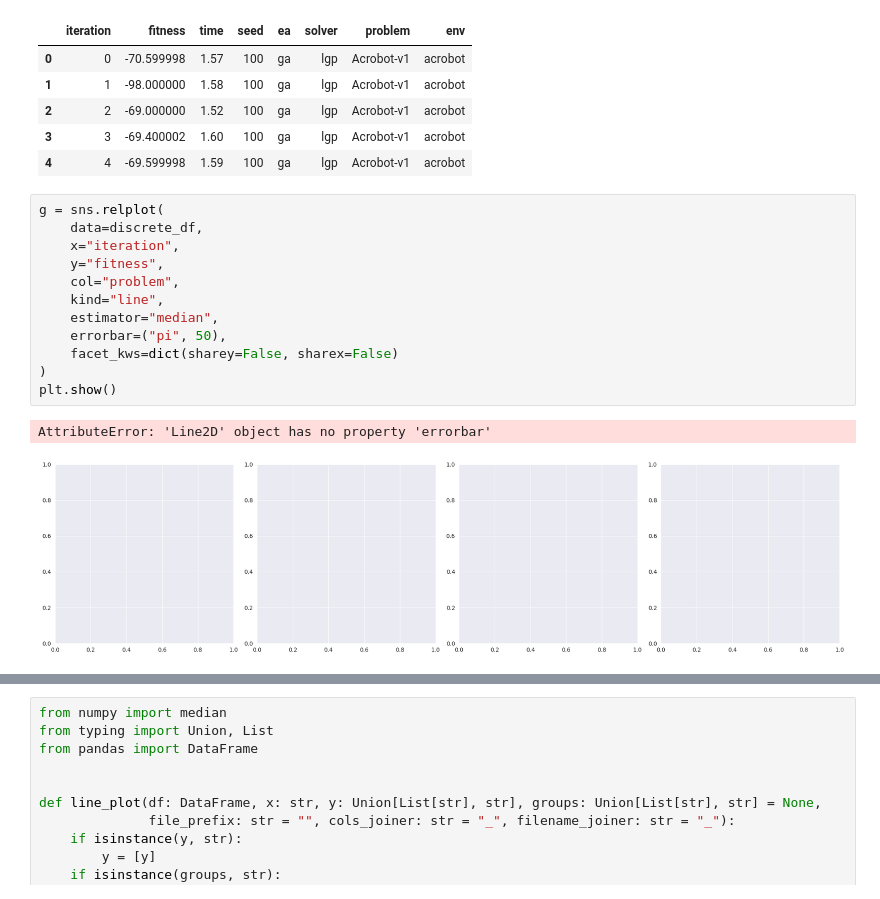
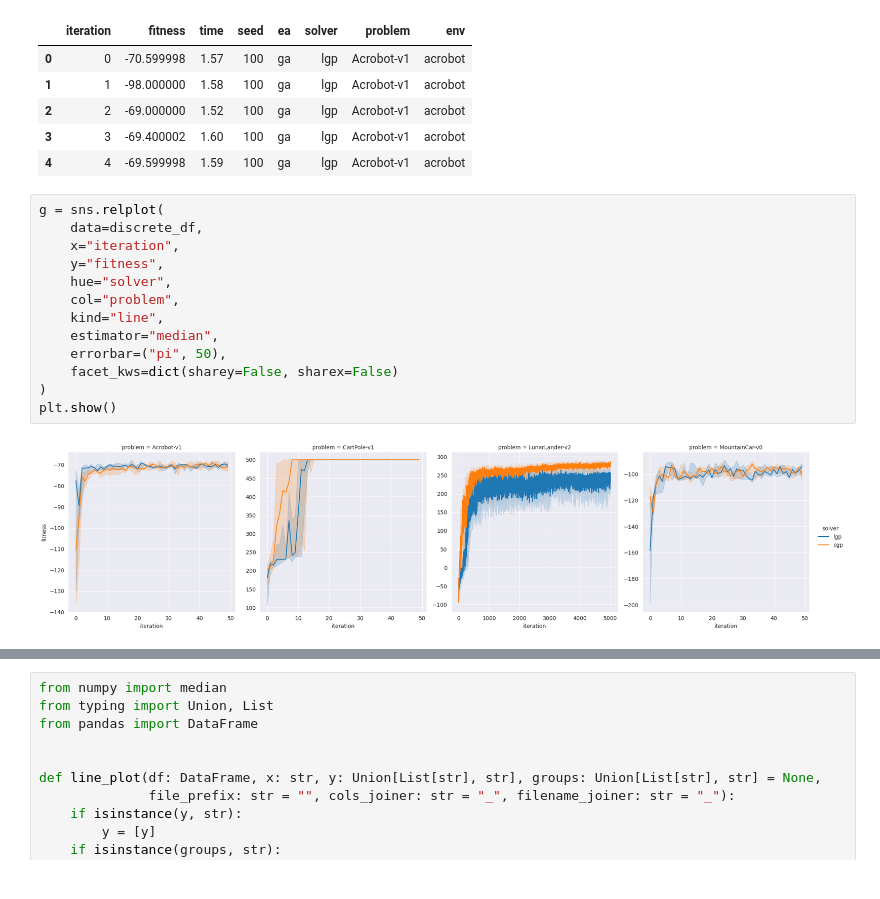
Before and after one commit to giorgia-nadizar/cgpax, a Jupyter notebook: analysis/discrete_control.ipynb, the cells around one changed output, grey strips where cells are left out. Drawn from its saved outputs; the diff is of its cells as text.

```diff
--- a/analysis/discrete_control.ipynb
+++ b/analysis/discrete_control.ipynb
@@ -56,15 +60,15 @@ discrete_df.head()
 # %%
 g = sns.relplot(
     data=discrete_df,
     x="iteration",
     y="fitness",
+    hue="solver",
     col="problem",
     kind="line",
     estimator="median",
     errorbar=("pi", 50),
     facet_kws=dict(sharey=False, sharex=False)
 )
 plt.show()
 # %% [output]
-AttributeError: 'Line2D' object has no property 'errorbar'
-[figure, old version]
+[figure, new version]
```
Also changed, not shown: parts of 13 cells of this notebook.
